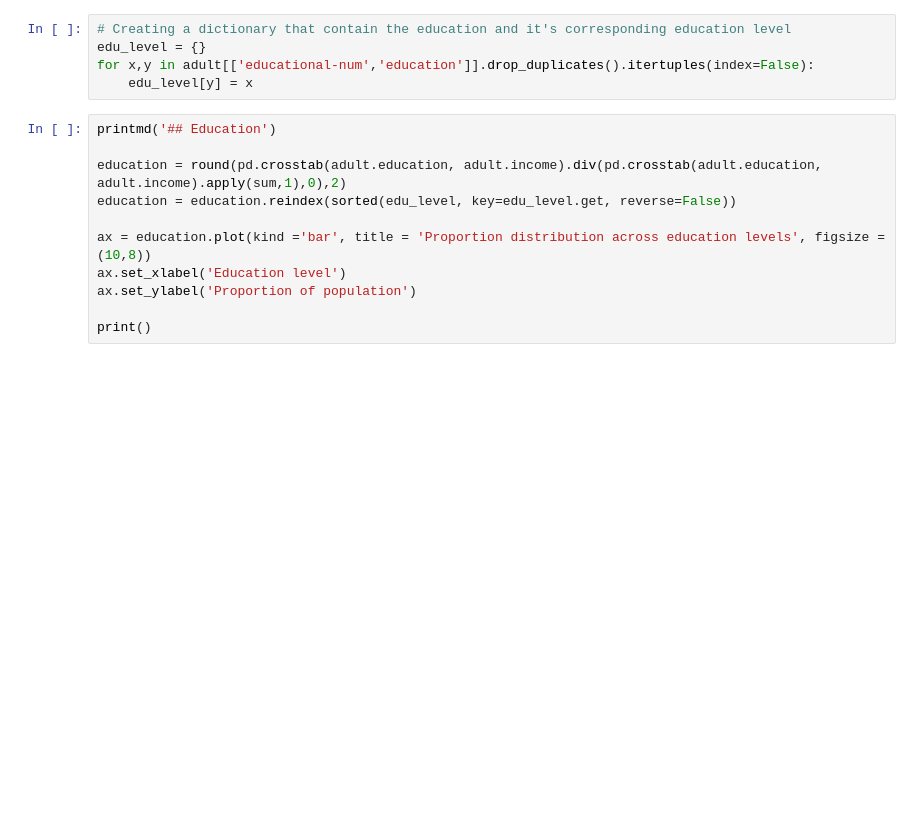
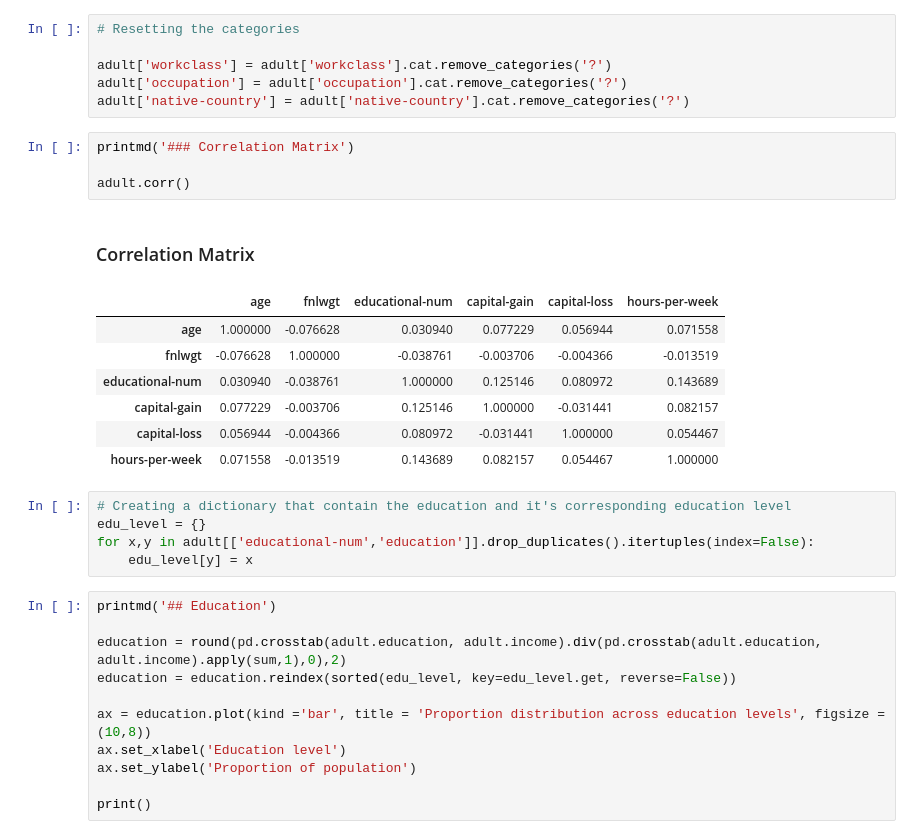
Before and after one commit to saravrajavelu/Adult-Income-Analysis, a Jupyter notebook: Adult_Income_Analysis.ipynb, the cells around one changed output. Saved outputs shown, nothing was run; the diff lists cells and outputs as text; blank space fills up the shorter version.

```diff
--- a/Adult_Income_Analysis.ipynb
+++ b/Adult_Income_Analysis.ipynb
@@ -91,3 +259,22 @@ adult.describe()
+# %%
+# Resetting the categories
+
+adult['workclass'] = adult['workclass'].cat.remove_categories('?')
+adult['occupation'] = adult['occupation'].cat.remove_categories('?')
+adult['native-country'] = adult['native-country'].cat.remove_categories('?')
+# %%
+printmd('### Correlation Matrix')
+
+adult.corr()
+# %% [output]
+### Correlation Matrix
+|  | age | fnlwgt | educational-num | capital-gain | capital-loss | hours-per-week |
+| age | 1.000000 | -0.076628 | 0.030940 | 0.077229 | 0.056944 | 0.071558 |
+| fnlwgt | -0.076628 | 1.000000 | -0.038761 | -0.003706 | -0.004366 | -0.013519 |
+| educational-num | 0.030940 | -0.038761 | 1.000000 | 0.125146 | 0.080972 | 0.143689 |
+| capital-gain | 0.077229 | -0.003706 | 0.125146 | 1.000000 | -0.031441 | 0.082157 |
+| capital-loss | 0.056944 | -0.004366 | 0.080972 | -0.031441 | 1.000000 | 0.054467 |
+| hours-per-week | 0.071558 | -0.013519 | 0.143689 | 0.082157 | 0.054467 | 1.000000 |
 # %%
 # Creating a dictionary that contain the education and it's corresponding education level
 edu_level = {}
```
Also changed, not shown: parts of 38 cells of this notebook.
